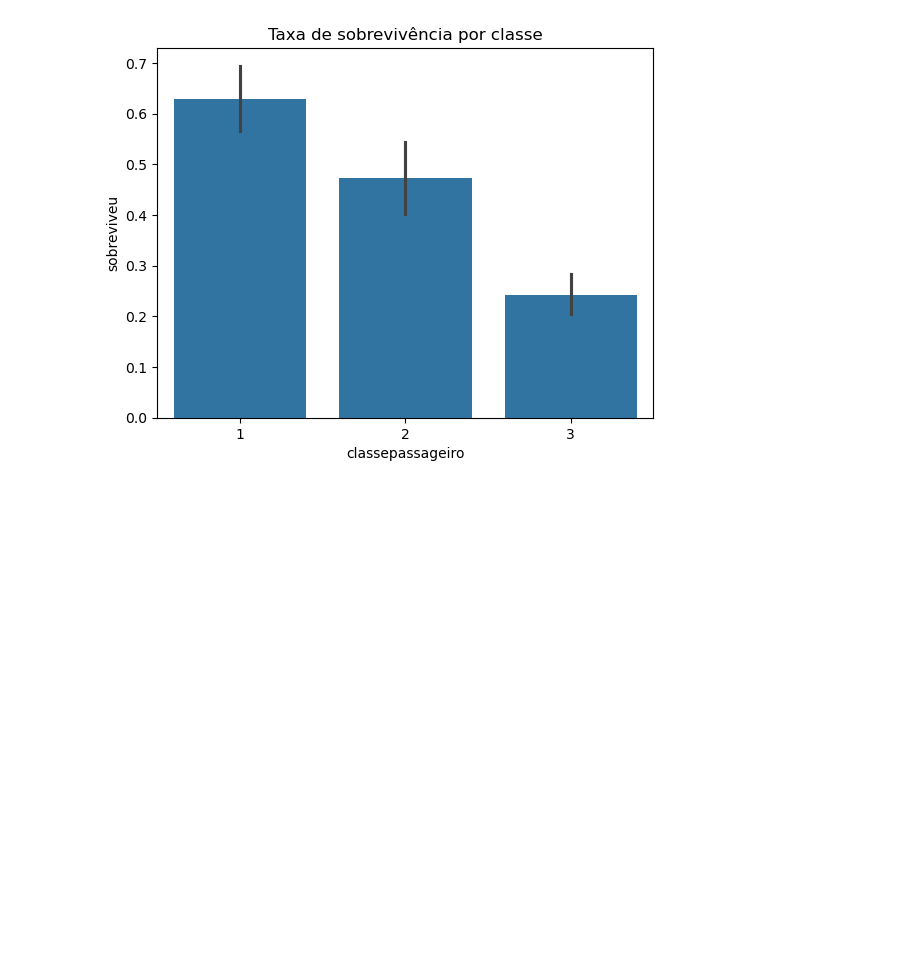
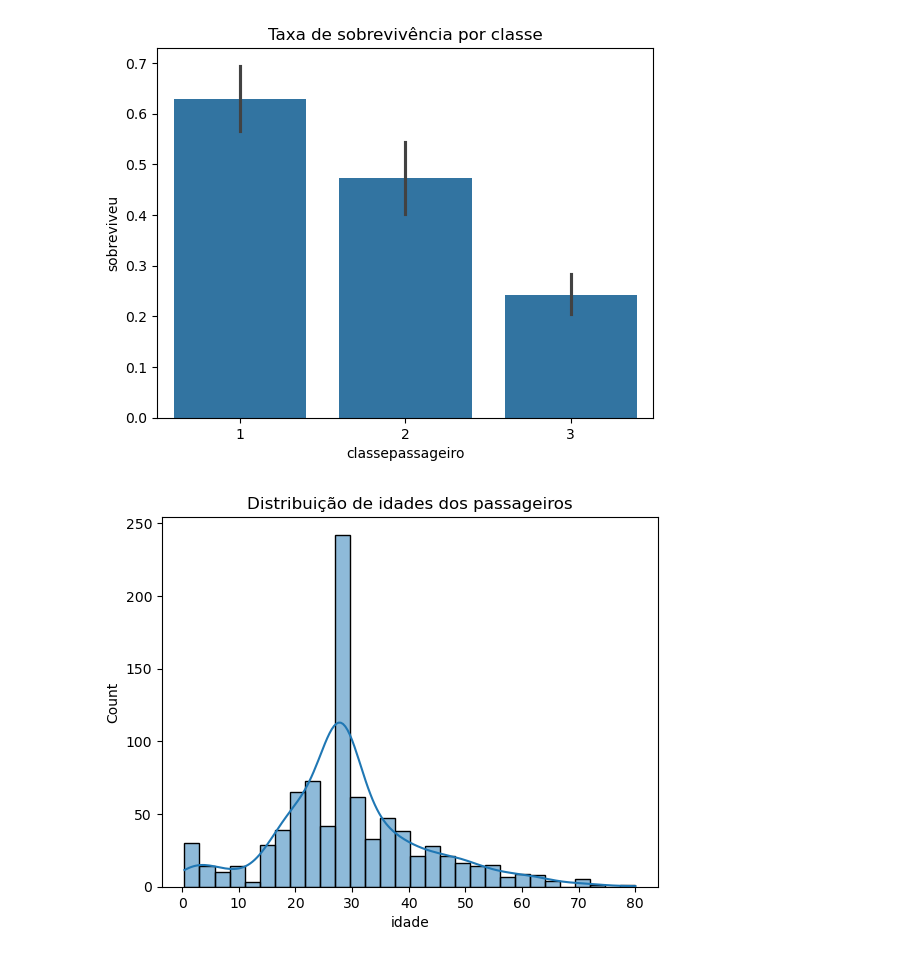
Before and after one commit to jogmotta/EDA, a Jupyter notebook: EDA titanic.ipynb, the cells around one changed output. Cells and saved outputs as stored; diff of their text form; code cells hidden in the pictures; blank space fills up the shorter version.

```diff
--- a/EDA titanic.ipynb
+++ b/EDA titanic.ipynb
@@ -160,6 +160,9 @@ plt.show()
 # %% [output]
 [figure]
 # %%
-sns.barplot(data=df, x='classepassageiro', y='sobreviveu')
-plt.title("Taxa de sobrevivência por classe")
+#Checando a distribuição por idade dos passageiros
+sns.histplot(df['idade'], kde=True)
+plt.title("Distribuição de idades dos passageiros")
 plt.show()
+# %% [output]
+[figure, added]
```
